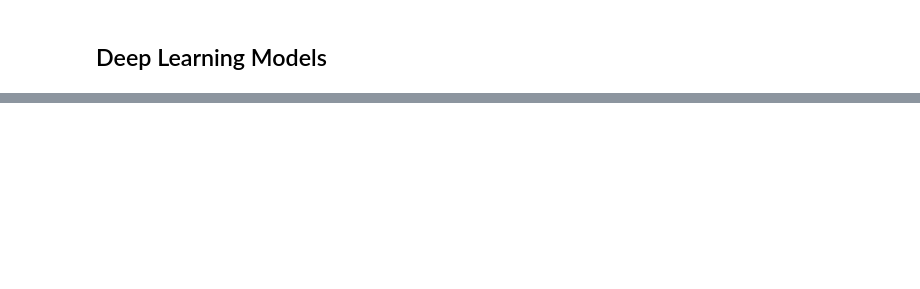
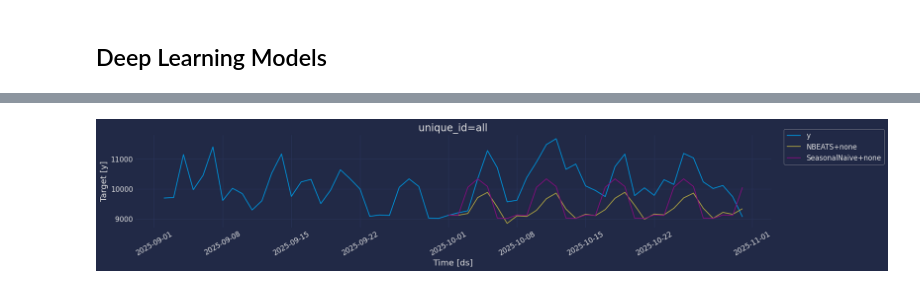
Before and after one commit to jonas-gstoettenmayr/cafe_upscaling_models, a Jupyter notebook: models_forecast_eval/model_final.ipynb, the cells around one changed output, grey strips where cells are left out. Saved outputs shown, nothing was run; the diff lists cells and outputs as text; code cells hidden in the pictures; blank space fills up the shorter version.

Commit message:
[Jonas]
* finished the model_final notebook

```diff
--- a/models_forecast_eval/model_final.ipynb
+++ b/models_forecast_eval/model_final.ipynb
@@ -223,0 +250,14 @@ sf.plot(Y_df, fcst_df, max_insample_length=28 * 3,
+# %%
+file = Path(EXPORT_FOLDER+"dl_models.parquet")
+if file.is_file():
+    print("Read from file")
+    dl_predictions = pl.read_parquet(file)
+else:
+    preds = []
+    for key in dfs["train"].keys():
+        print(f"Fitting models for {key}")
+        pred = predict_with_DL_models(dfs["train"][key], dfs["train_future"][key]) #type: ignore
+        preds.append(convert_preds(pred, key))
+    dl_predictions:pl.DataFrame = pl.concat(preds)
+
+    dl_predictions.write_parquet(file)
@@ -223,0 +287,15 @@ sf.plot(Y_df, fcst_df, max_insample_length=28 * 3,
+# %%
+pred_df = pl.concat([stats_predictions, ml_predictions, dl_predictions, base_model])
+# %%
+pred_df = pred_df.with_columns(
+    (pl.col("model") +pl.lit("+")+ pl.col("features")).alias("model")
+).drop("features")
+# %%
+pred_df_wide = pred_df.pivot(
+    "model",
+    index=["unique_id", "ds"],
+    values="prediction",
+).join(
+    dfs["val"]["non"], #type: ignore
+    ["unique_id", "ds"]
+)
@@ -223,0 +372,13 @@ sf.plot(Y_df, fcst_df, max_insample_length=28 * 3,
+# %%
+current_model = "NBEATS+none"
+baseline = "SeasonalNaive+none"
+plot_series(
+    pl.concat([dfs["train"]["non"].filter(pl.col("ds") > pl.lit("2025-09-01").str.to_date()), dfs["val"]["non"]]).group_by(pl.col("ds")).agg(pl.col("y").sum()).with_columns(pl.lit("all").alias("unique_id")), # type: ignore
+    pred_df_wide.drop("y"
+                      ).select(["unique_id", "ds"]+[x for x in pred_df_wide.columns if (current_model == x or baseline in x)]
+                      ).group_by(pl.col("ds")
+                      ).agg(pl.col(current_model).sum(), pl.col(baseline).sum()
+                      ).with_columns(pl.lit("all").alias("unique_id"))
+)
+# %% [output]
+[figure, added]
```
Also changed, not shown: parts of 68 cells of this notebook, 11 other files.
